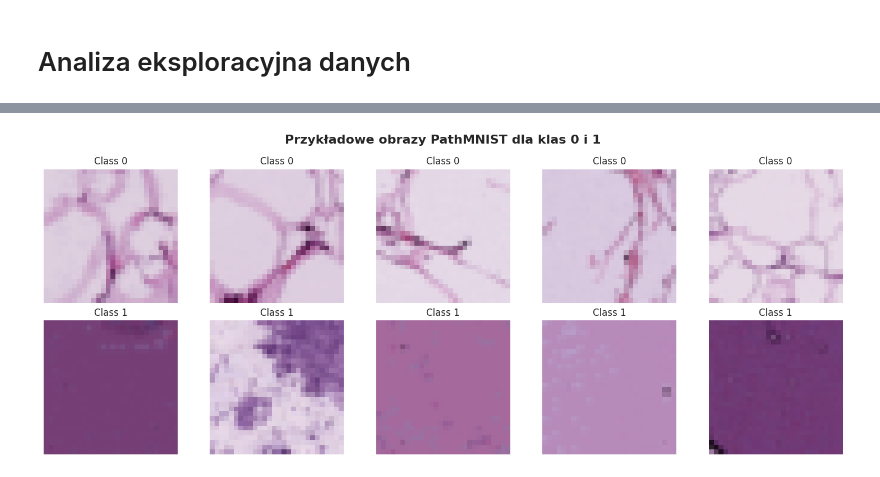
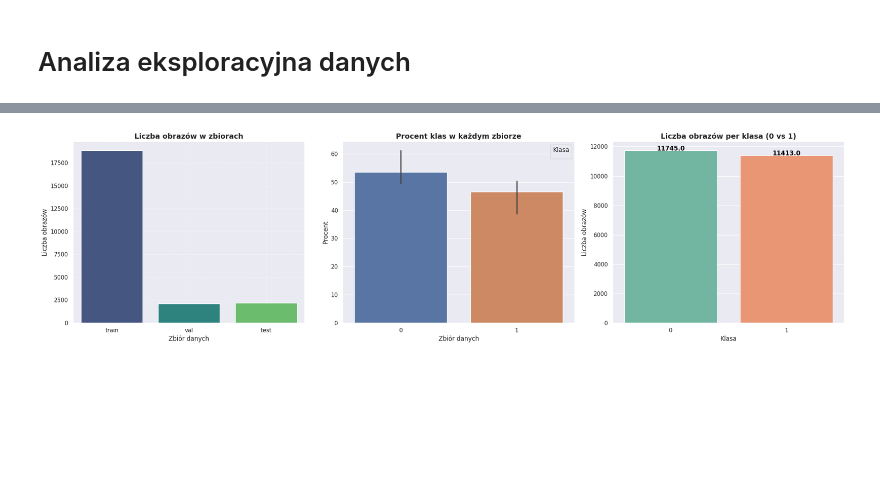
Before and after one commit to maciek102/UMWDMproject, a Jupyter notebook: pathMNIST.ipynb, the cells around one changed output, grey strips where cells are left out. Saved outputs shown, nothing was run; the diff lists cells and outputs as text; code cells hidden in the pictures; blank space fills up the shorter version.

Commit message:
[new] basic learning, test run

```diff
--- a/pathMNIST.ipynb
+++ b/pathMNIST.ipynb
@@ -52,15 +53,15 @@ set(train_dataset.labels.flatten())
  np.uint8(7),
  np.uint8(8)}
 # %%
-# Wyciągamy obrazy i etykiety
-train_X = train_dataset.imgs        # (N, 28, 28, 3)
-train_y = train_dataset.labels.ravel()  # (N,)
+def filter_classes(dataset, classes):
+    idx = np.isin(dataset.labels.flatten(), classes)
+    indices = np.where(idx)[0]
+    return Subset(dataset, indices)
 
-# Ograniczamy do dwóch klas, np. 0 i 1
-allowed_classes = [0, 1]
-mask = np.isin(train_y, allowed_classes)
+chosen_classes = [0, 1]
 
-train_df = pd.DataFrame({
-    "index": np.arange(len(train_y))[mask],
-    "target": train_y[mask]
-})
+train_dataset = filter_classes(train_dataset, chosen_classes)
+val_dataset   = filter_classes(val_dataset, chosen_classes)
+test_dataset  = filter_classes(test_dataset, chosen_classes)
+
+print(len(train_dataset), len(val_dataset), len(test_dataset))
@@ -107,28 +112,36 @@ plt.show()
 # %%
-# Wybieramy kilka losowych indeksów dla każdej klasy
-num_samples = 5
-class0_idx = np.where(train_y == 0)[0]
-class1_idx = np.where(train_y == 1)[0]
+import matplotlib.pyplot as plt
+import seaborn as sns
 
-sample0 = np.random.choice(class0_idx, num_samples, replace=False)
-sample1 = np.random.choice(class1_idx, num_samples, replace=False)
+fig, ax = plt.subplots(1, 3, figsize=(22, 6))
 
-fig, axes = plt.subplots(2, num_samples, figsize=(15, 6))
+# liczba obrazów per zbiór
+sns.countplot(x="set", data=data, ax=ax[0], palette="viridis")
+ax[0].set_xlabel("Zbiór danych", fontsize=12)
+ax[0].set_ylabel("Liczba obrazów", fontsize=12)
+ax[0].set_title("Liczba obrazów w zbiorach", fontsize=14, fontweight="bold")
+ax[0].grid(True, linestyle="--", alpha=0.6)
 
-# Wyświetlamy klasę 0
-for i, idx in enumerate(sample0):
-    axes[0, i].imshow(train_X[idx])
-    axes[0, i].axis('off')
-    axes[0, i].set_title("Class 0")
+# procent klasy 1 / 0 w każdym zbiorze
+perc = data.groupby("set")["target"].value_counts(normalize=True).unstack() * 100
+sns.barplot(data=perc, ax=ax[1])
+ax[1].set_xlabel("Zbiór danych", fontsize=12)
+ax[1].set_ylabel("Procent", fontsize=12)
+ax[1].set_title("Procent klas w każdym zbiorze", fontsize=14, fontweight="bold")
+ax[1].legend(title="Klasa")
 
-# Wyświetlamy klasę 1
-for i, idx in enumerate(sample1):
-    axes[1, i].imshow(train_X[idx])
-    axes[1, i].axis('off')
-    axes[1, i].set_title("Class 1")
+# liczba obrazów w klasach
+sns.countplot(x="target", data=data, ax=ax[2], palette="Set2")
+ax[2].set_xlabel("Klasa", fontsize=12)
+ax[2].set_ylabel("Liczba obrazów", fontsize=12)
+ax[2].set_title("Liczba obrazów per klasa (0 vs 1)", fontsize=14, fontweight="bold")
 
-plt.suptitle("Przykładowe obrazy PathMNIST dla klas 0 i 1", fontsize=16, fontweight="bold")
+for p in ax[2].patches:
+    ax[2].annotate(f"{p.get_height()}",
+                   (p.get_x() + p.get_width() / 2., p.get_height()),
+                   ha="center", va="baseline", fontsize=12, color="black", fontweight="bold")
+
 plt.tight_layout()
 plt.show()
 # %% [output]
-[figure, old version]
+[figure, new version]
```
Also changed, not shown: parts of 24 cells of this notebook.
